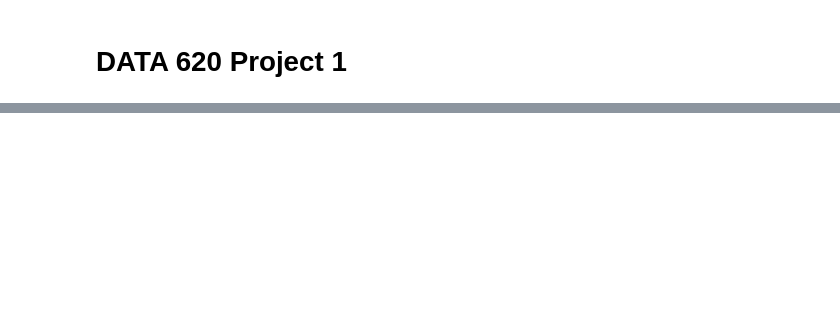
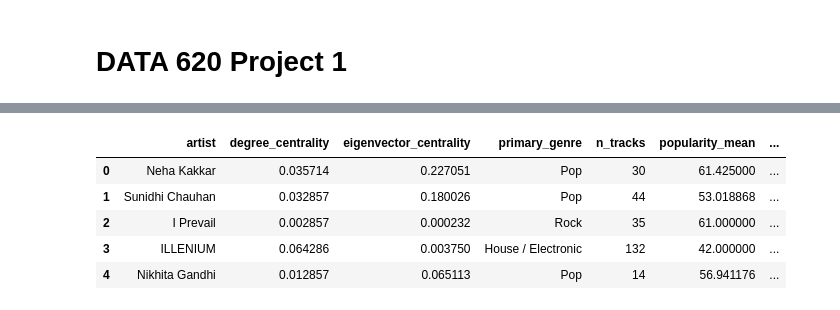
Before and after one commit to kevinhav/data_620, a Jupyter notebook: project1/project_1.ipynb, the cells around one changed output, grey strips where cells are left out. Saved outputs shown, nothing was run; the diff lists cells and outputs as text; code cells hidden in the pictures; blank space fills up the shorter version.

```diff
--- a/project1/project_1.ipynb
+++ b/project1/project_1.ipynb
@@ -99,0 +216,13 @@ plt.show()
+# %%
+# Degree centrality
+deg = nx.degree_centrality(G_cc)
+
+# Eigenvector centrality
+eig = nx.eigenvector_centrality(G_cc, max_iter=1000)
+
+cent_df = pd.DataFrame({
+    "artist": list(G_cc.nodes()),
+    "degree_centrality": [deg[a] for a in G_cc.nodes()],
+    "eigenvector_centrality": [eig[a] for a in G_cc.nodes()],
+})
+cent_df.head()
@@ -99,0 +236,7 @@ plt.show()
+# %%
+analysis_df = cent_df.merge(artist_attrs, on="artist", how="left")
+
+# only rows with genre info
+analysis_df = analysis_df.dropna(subset=["primary_genre"])
+
+analysis_df.shape, analysis_df.head()
@@ -99,0 +258,10 @@ plt.show()
+# %%
+MIN_PER_GENRE = 10
+
+genre_counts = analysis_df["primary_genre"].value_counts()
+valid_genres = genre_counts[genre_counts >= MIN_PER_GENRE].index
+
+analysis_df = analysis_df[analysis_df["primary_genre"].isin(valid_genres)].copy()
+
+print("Genres kept:", len(valid_genres))
+print(analysis_df["primary_genre"].value_counts().head(10))
@@ -99,0 +394,7 @@ plt.show()
+# %%
+analysis_df["eig_scaled"] = analysis_df["eigenvector_centrality"] * 1e6
+
+reg_df = analysis_df.dropna(subset=["popularity_mean", "eig_scaled", GROUP_COL]).copy()
+
+model = smf.ols(f"popularity_mean ~ eig_scaled * C({GROUP_COL})", data=reg_df).fit()
+print(model.summary())
@@ -99,0 +419,9 @@ plt.show()
+# %%
+analysis_df.head()
+# %% [output]
+|  | artist | degree_centrality | eigenvector_centrality | primary_genre | n_tracks | popularity_mean | ... |
+| 0 | Neha Kakkar | 0.035714 | 0.227051 | Pop | 30 | 61.425000 | ... |
+| 1 | Sunidhi Chauhan | 0.032857 | 0.180026 | Pop | 44 | 53.018868 | ... |
+| 2 | I Prevail | 0.002857 | 0.000232 | Rock | 35 | 61.000000 | ... |
+| 3 | ILLENIUM | 0.064286 | 0.003750 | House / Electronic | 132 | 42.000000 | ... |
+| 4 | Nikhita Gandhi | 0.012857 | 0.065113 | Pop | 14 | 56.941176 | ... |
```
Also changed, not shown: parts of 25 cells of this notebook.
